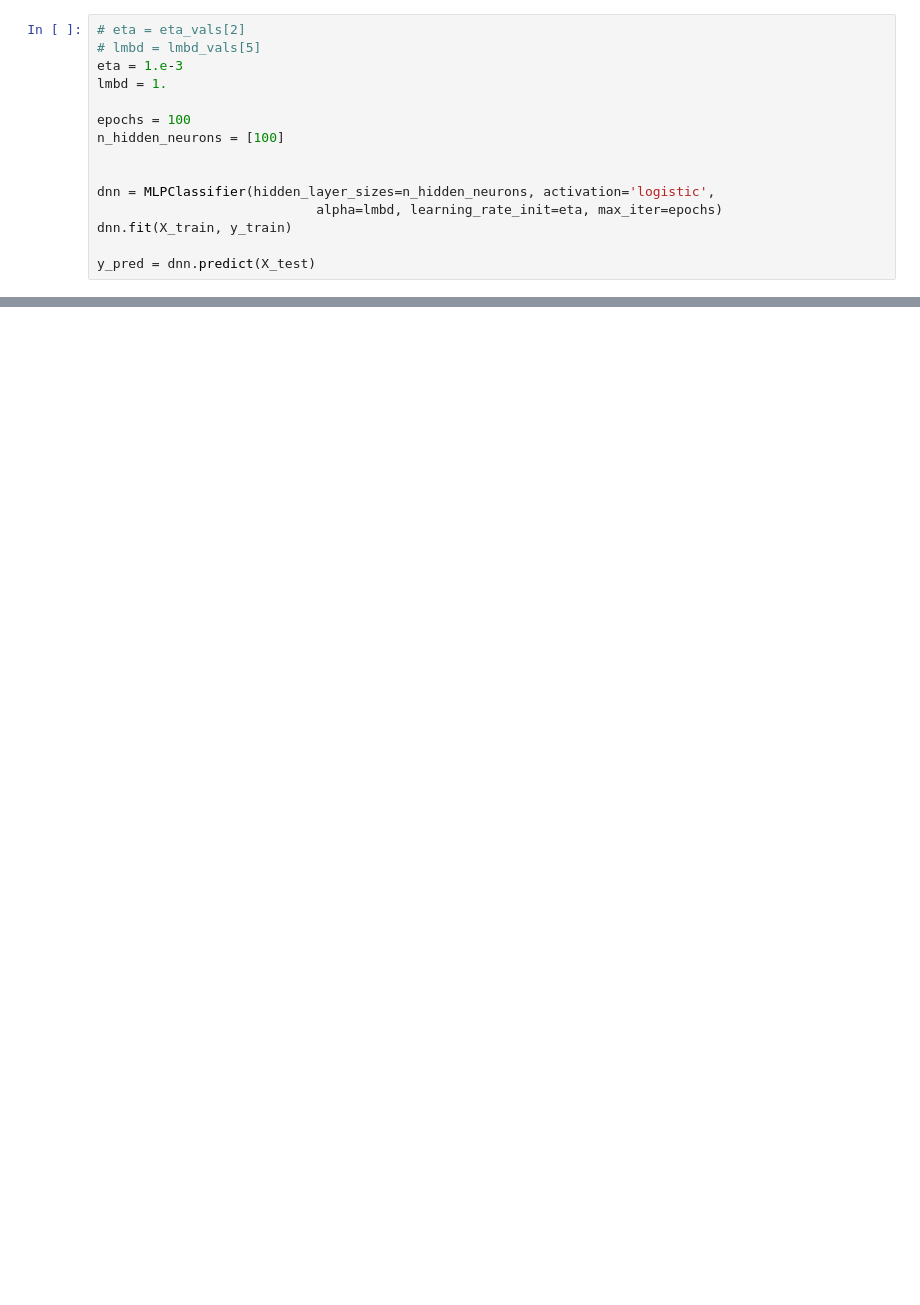
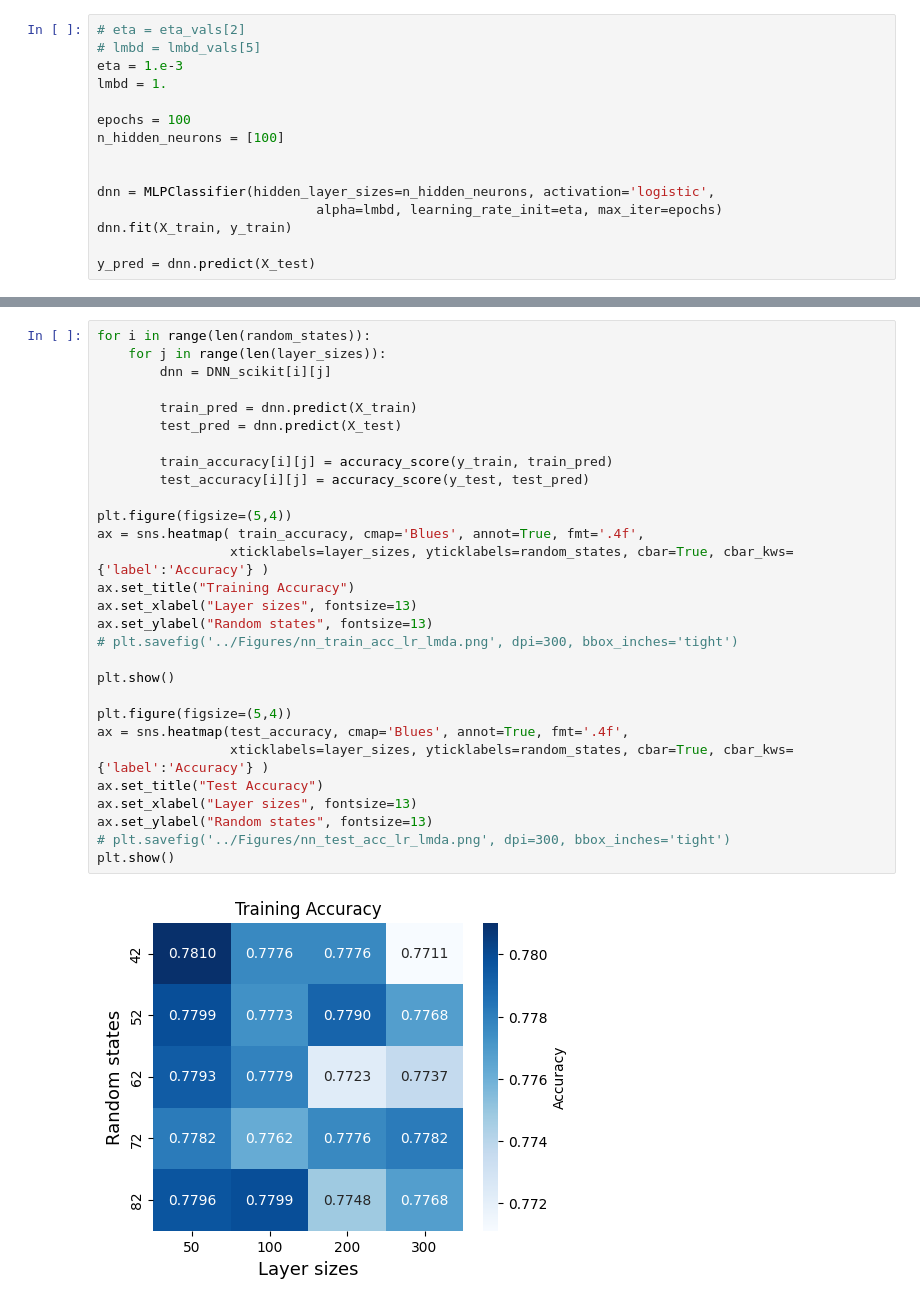
Before and after one commit to m-nader/FYS-STK4155-group14, a Jupyter notebook: project_3/Code/nn.ipynb, the cells around one changed output, grey strips where cells are left out. Saved outputs shown, nothing was run; the diff lists cells and outputs as text; blank space fills up the shorter version.

Commit message:
Tests and added LLM chatlog

```diff
--- a/project_3/Code/nn.ipynb
+++ b/project_3/Code/nn.ipynb
@@ -215,0 +384,31 @@ plt.show()
+# %%
+for i in range(len(random_states)):
+    for j in range(len(layer_sizes)):
+        dnn = DNN_scikit[i][j]
+
+        train_pred = dnn.predict(X_train)
+        test_pred = dnn.predict(X_test)
+
+        train_accuracy[i][j] = accuracy_score(y_train, train_pred)
+        test_accuracy[i][j] = accuracy_score(y_test, test_pred)
+
+plt.figure(figsize=(5,4))
+ax = sns.heatmap( train_accuracy, cmap='Blues', annot=True, fmt='.4f',
+                 xticklabels=layer_sizes, yticklabels=random_states, cbar=True, cbar_kws={'label':'Accuracy'} )
+ax.set_title("Training Accuracy")
+ax.set_xlabel("Layer sizes", fontsize=13)
+ax.set_ylabel("Random states", fontsize=13)
+# plt.savefig('../Figures/nn_train_acc_lr_lmda.png', dpi=300, bbox_inches='tight')
+
+plt.show()
+
+plt.figure(figsize=(5,4))
+ax = sns.heatmap(test_accuracy, cmap='Blues', annot=True, fmt='.4f',
+                 xticklabels=layer_sizes, yticklabels=random_states, cbar=True, cbar_kws={'label':'Accuracy'} )
+ax.set_title("Test Accuracy")
+ax.set_xlabel("Layer sizes", fontsize=13)
+ax.set_ylabel("Random states", fontsize=13)
+# plt.savefig('../Figures/nn_test_acc_lr_lmda.png', dpi=300, bbox_inches='tight')
+plt.show()
+# %% [output]
+[figure, added]
```
Also changed, not shown: parts of 22 cells of this notebook, 2 other files.
